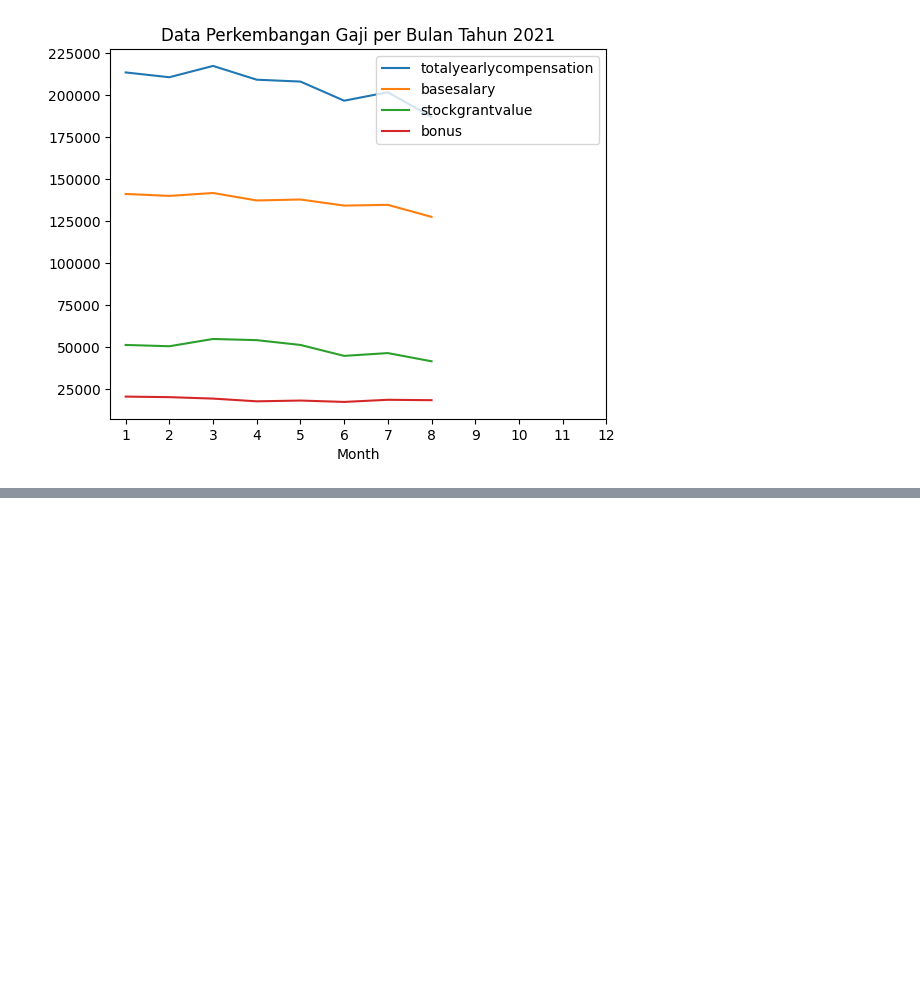
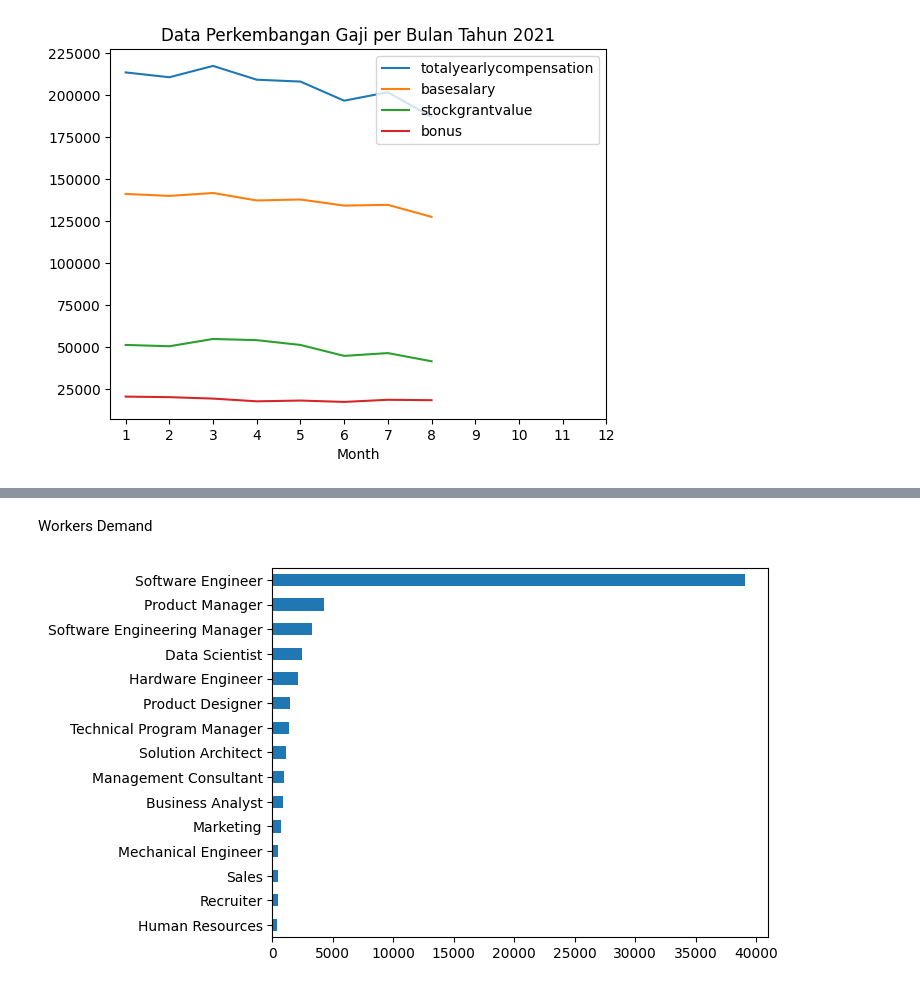
Before and after one commit to fairuzald/andat-Tubes2, a Jupyter notebook: main.ipynb, the cells around one changed output, grey strips where cells are left out. Cells and saved outputs as stored; diff of their text form; code cells hidden in the pictures; blank space fills up the shorter version.

```diff
--- a/main.ipynb
+++ b/main.ipynb
@@ -680,0 +718,9 @@ plt.show()
+# %% [markdown]
+Workers Demand
+# %%
+# print(data["title"].value_counts())
+df1 = data["title"].value_counts().sort_values(ascending=True)
+df1.plot(kind="barh")
+plt.show()
+# %% [output]
+[figure, added]
```
Also changed, not shown: parts of 27 cells of this notebook.
